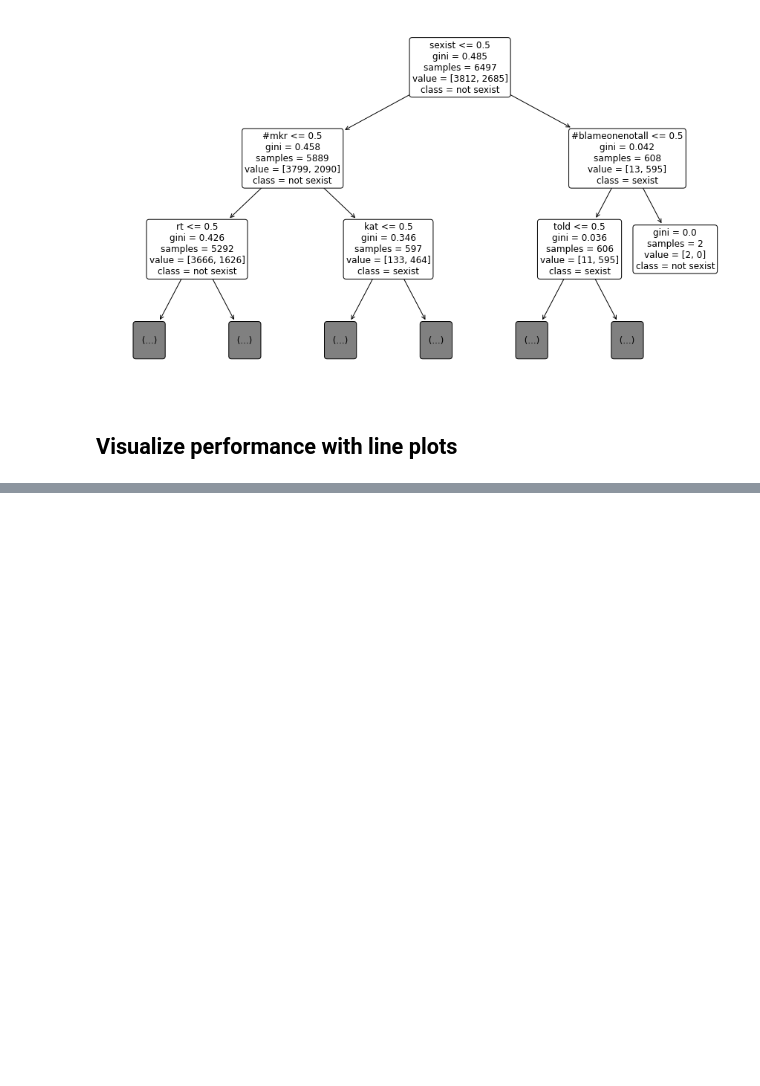
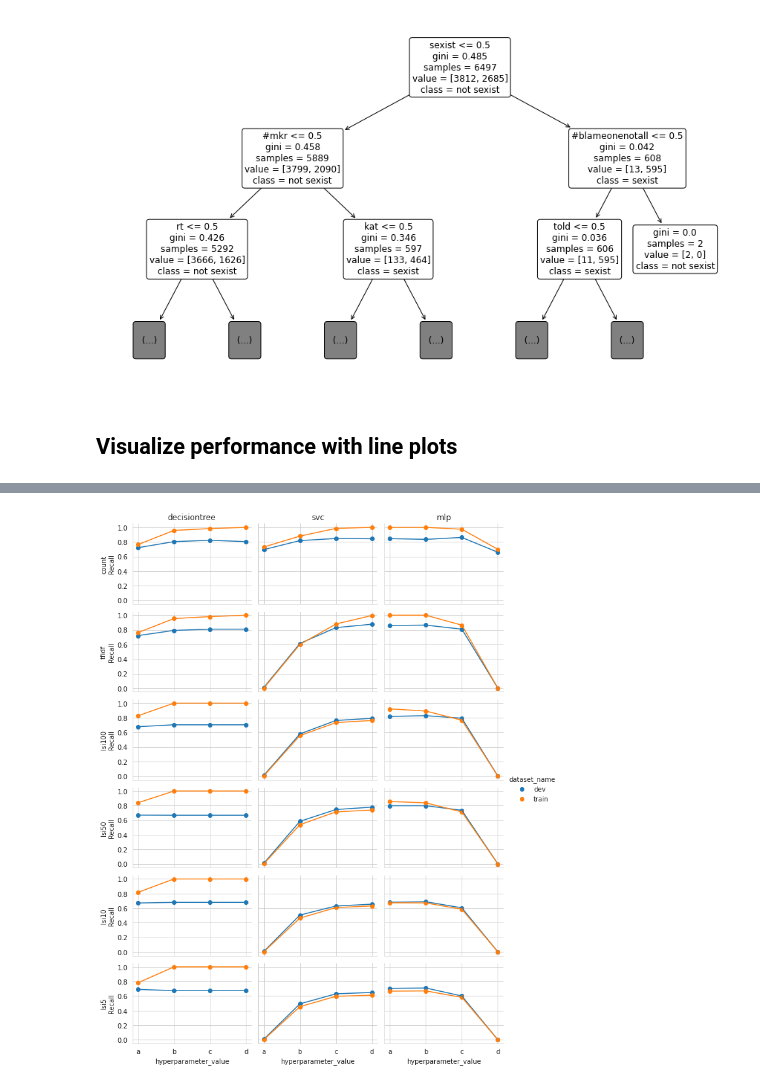
Before and after one commit to brooke-l-hawkins/milestone-ii, a Jupyter notebook: code/visualize_supervised_performance.ipynb, the cells around one changed output, grey strips where cells are left out. Saved outputs shown, nothing was run; the diff lists cells and outputs as text; code cells hidden in the pictures; blank space fills up the shorter version.

```diff
--- a/code/visualize_supervised_performance.ipynb
+++ b/code/visualize_supervised_performance.ipynb
@@ -144,0 +147,4 @@ for metric_name in metric_name_list:
+# %%
+plot_performance('binary_recall')
+# %% [output]
+[figure, added]
```
Also changed, not shown: parts of 7 cells of this notebook, 16 other files.
